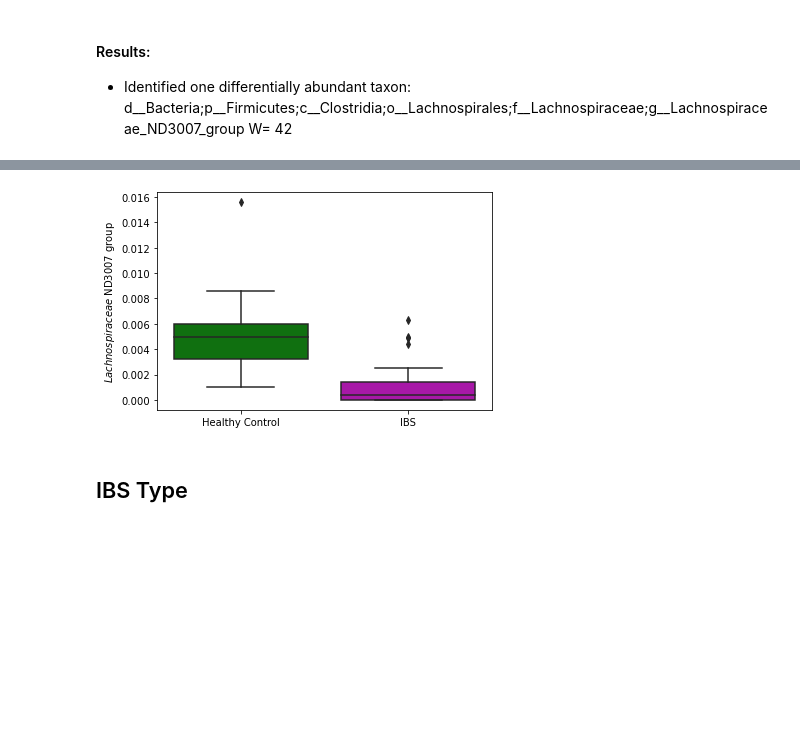
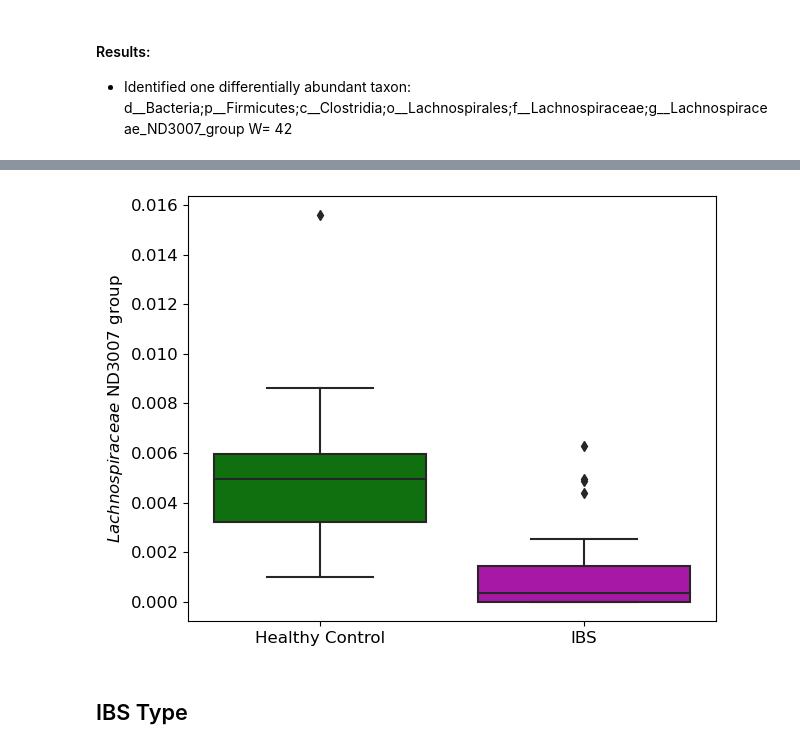
Before and after one commit to sterrettJD/Phadtare-IBS, a Jupyter notebook: Differential-Abundance.ipynb, the cells around one changed output, grey strips where cells are left out. Drawn from its saved outputs; the diff is of its cells as text; code cells hidden in the pictures; blank space fills up the shorter version.

```diff
--- a/Differential-Abundance.ipynb
+++ b/Differential-Abundance.ipynb
@@ -44,15 +45,17 @@ metadata = pd.read_csv("Data/IBS-metadata.txt", sep="\t", index_col="Sampleid")
 # %%
 ax = sns.boxplot(x=metadata["IBS"].apply(lambda x: "IBS" if x=="Y" else "Healthy Control"),
                 y=tax["d__Bacteria;p__Firmicutes;c__Clostridia;o__Lachnospirales;f__Lachnospiraceae;g__Lachnospiraceae_ND3007_group"],
                 palette=["g","m"])
 
-ax.set_ylabel(r"$Lachnospiraceae$ ND3007 group")
+ax.set_ylabel(r"$Lachnospiraceae$ ND3007 group", fontsize="large")
+ax.set_yticklabels(ax.get_yticklabels(), fontsize="large")
 ax.set_xlabel("")
-
+ax.set_xticklabels(ax.get_xticklabels(), fontsize="large")
+plt.tight_layout()
 plt.savefig("Figures/ANCOM-Lachnospiraceae.pdf")
 plt.show()
 # %% [output]
-[figure, old version]
+[figure, new version]
 # %% [markdown]
 ## IBS Type
 # %% [markdown]
```
Also changed, not shown: parts of 6 cells of this notebook.
